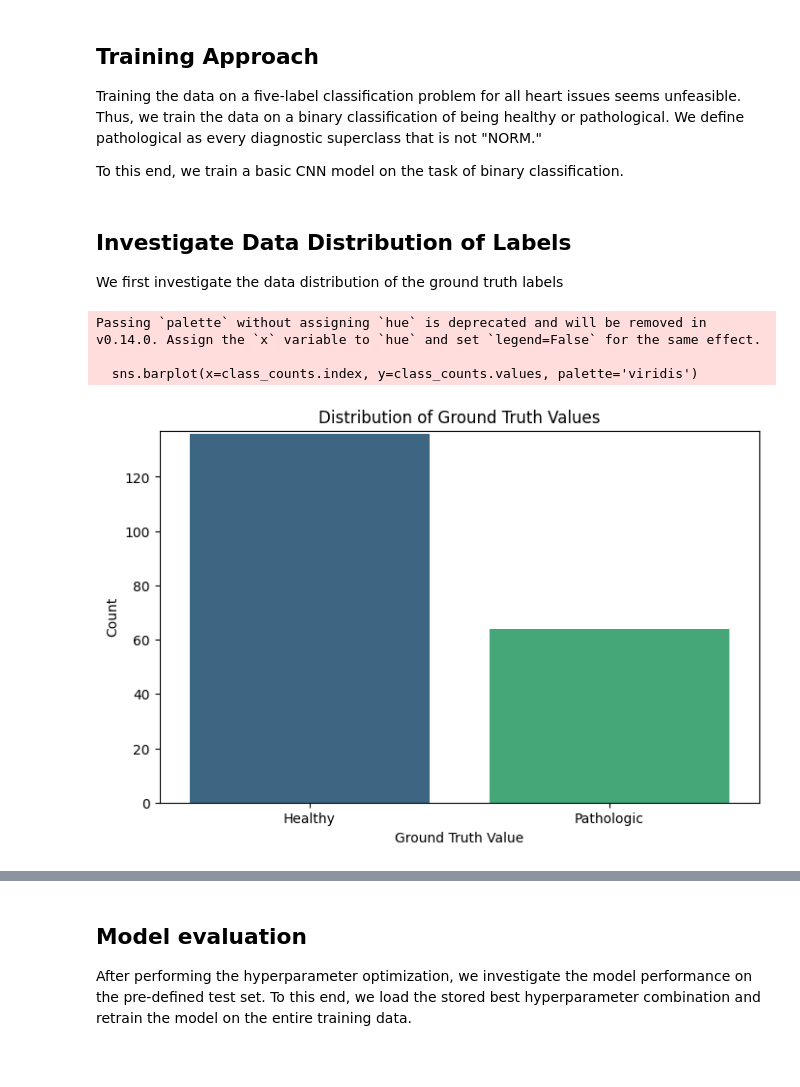
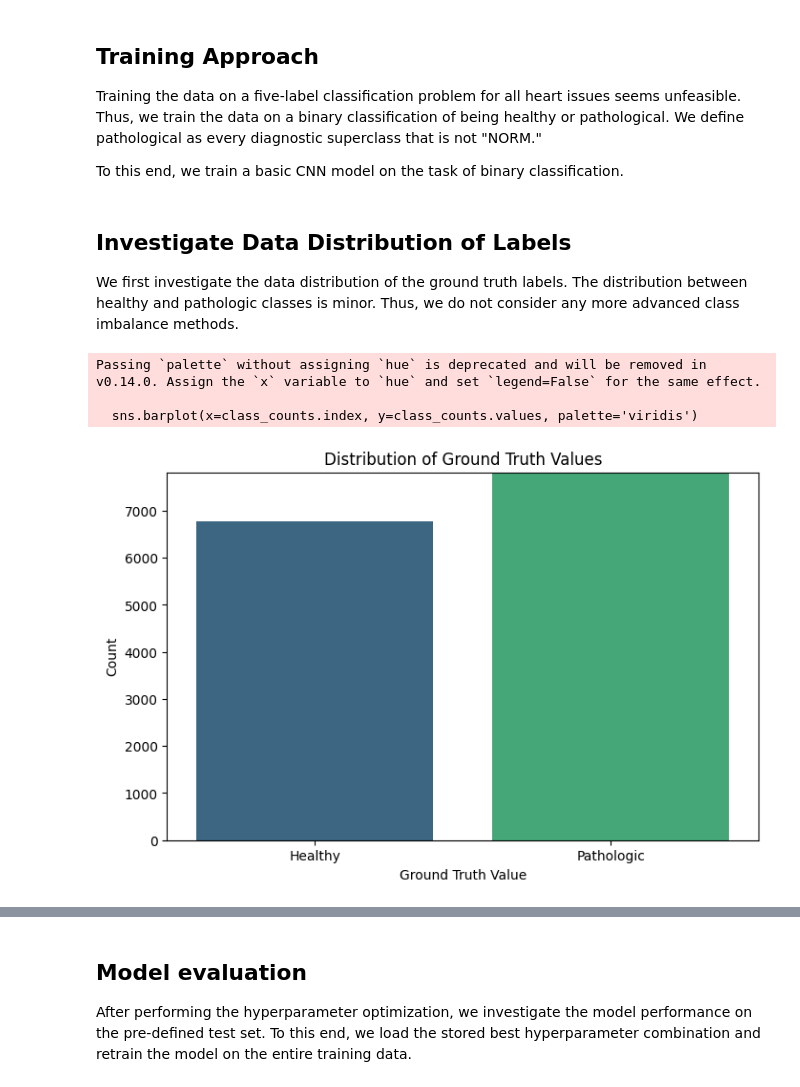
Before and after one commit to justamad/Idoven-DS-Machine-Learning, a Jupyter notebook: notebooks/02_model_training.ipynb, the cells around one changed output, grey strips where cells are left out. Drawn from its saved outputs; the diff is of its cells as text; code cells hidden in the pictures.

```diff
--- a/notebooks/02_model_training.ipynb
+++ b/notebooks/02_model_training.ipynb
@@ -23,29 +23,27 @@ To this end, we train a basic CNN model on the task of binary classification.
 data_path = "../data/processed"
 X = np.load(join(data_path, "X.npy"))
 Y = pd.read_csv(join(data_path, "y.csv"))
-Y['diagnostic_superclass'] = Y['diagnostic_superclass'].apply(json.loads)
-Y = prepare_ground_truth_data(Y)
 # %% [markdown]
 ## Investigate Data Distribution of Labels
 
-We first investigate the data distribution of the ground truth labels
+We first investigate the data distribution of the ground truth labels. The distribution between healthy and pathologic classes is minor. Thus, we do not consider any more advanced class imbalance methods.
 # %%
-class_counts = Y['ground_truth'].apply(lambda x: x[0]).value_counts()
+class_counts = Y['ground_truth'].apply(lambda x: x).value_counts()
 
 # Plotting the distribution
 plt.figure(figsize=(8, 5))
 sns.barplot(x=class_counts.index, y=class_counts.values, palette='viridis')
 plt.title('Distribution of Ground Truth Values')
 plt.xlabel('Ground Truth Value')
 plt.ylabel('Count')
 plt.xticks(ticks=[0, 1], labels=['Healthy', 'Pathologic'])
 plt.ylim(0, class_counts.max() + 1)  # Add some space above bars for aesthetics
 plt.show()
 # %% [output]
 Passing `palette` without assigning `hue` is deprecated and will be removed in v0.14.0. Assign the `x` variable to `hue` and set `legend=False` for the same effect.
 
   sns.barplot(x=class_counts.index, y=class_counts.values, palette='viridis')
-[figure, old version]
+[figure, new version]
 # %% [markdown]
 ## Hyperparameter Optimization
 
```
Also changed, not shown: parts of 3 cells of this notebook, 4 other files.
